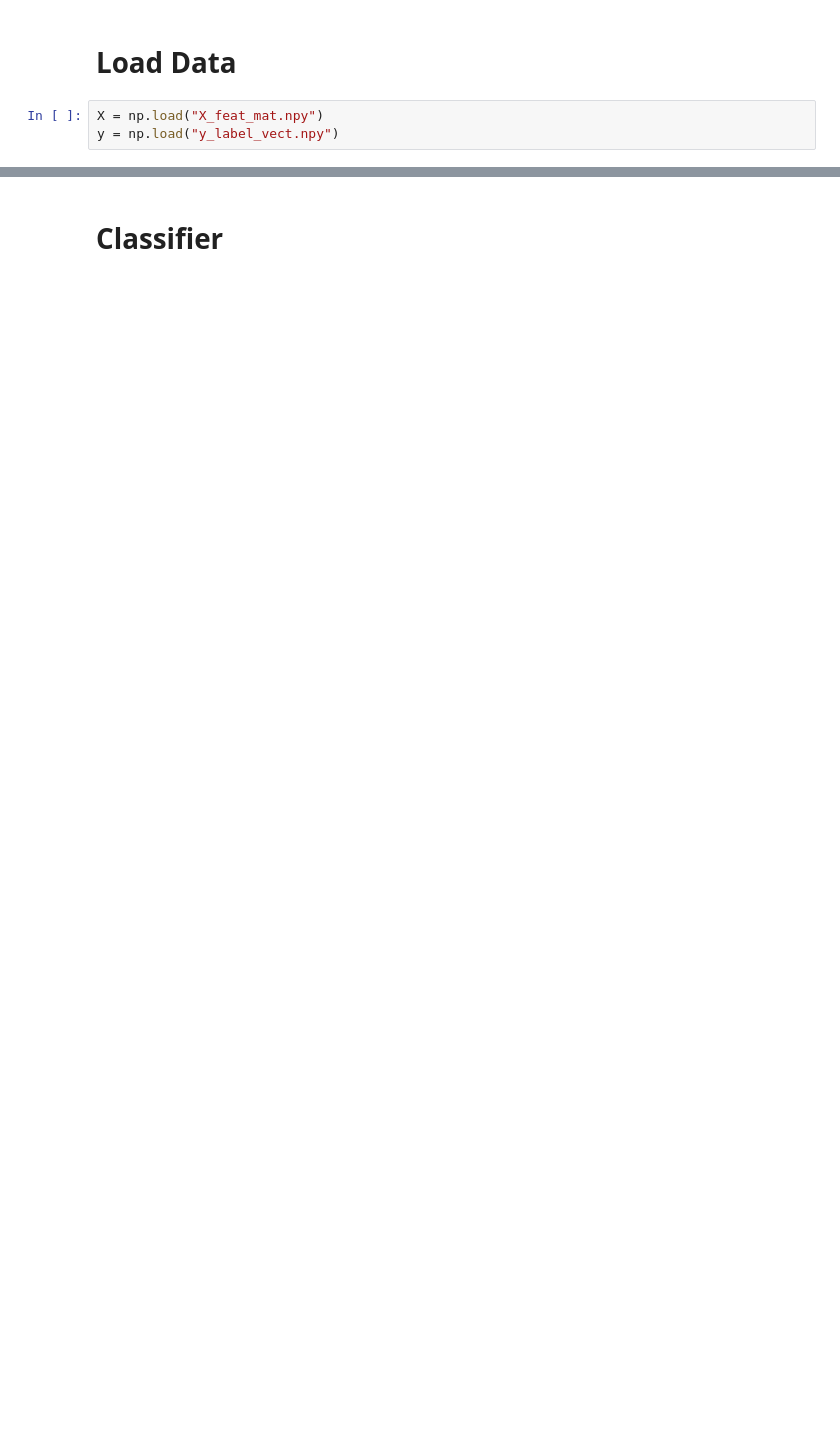
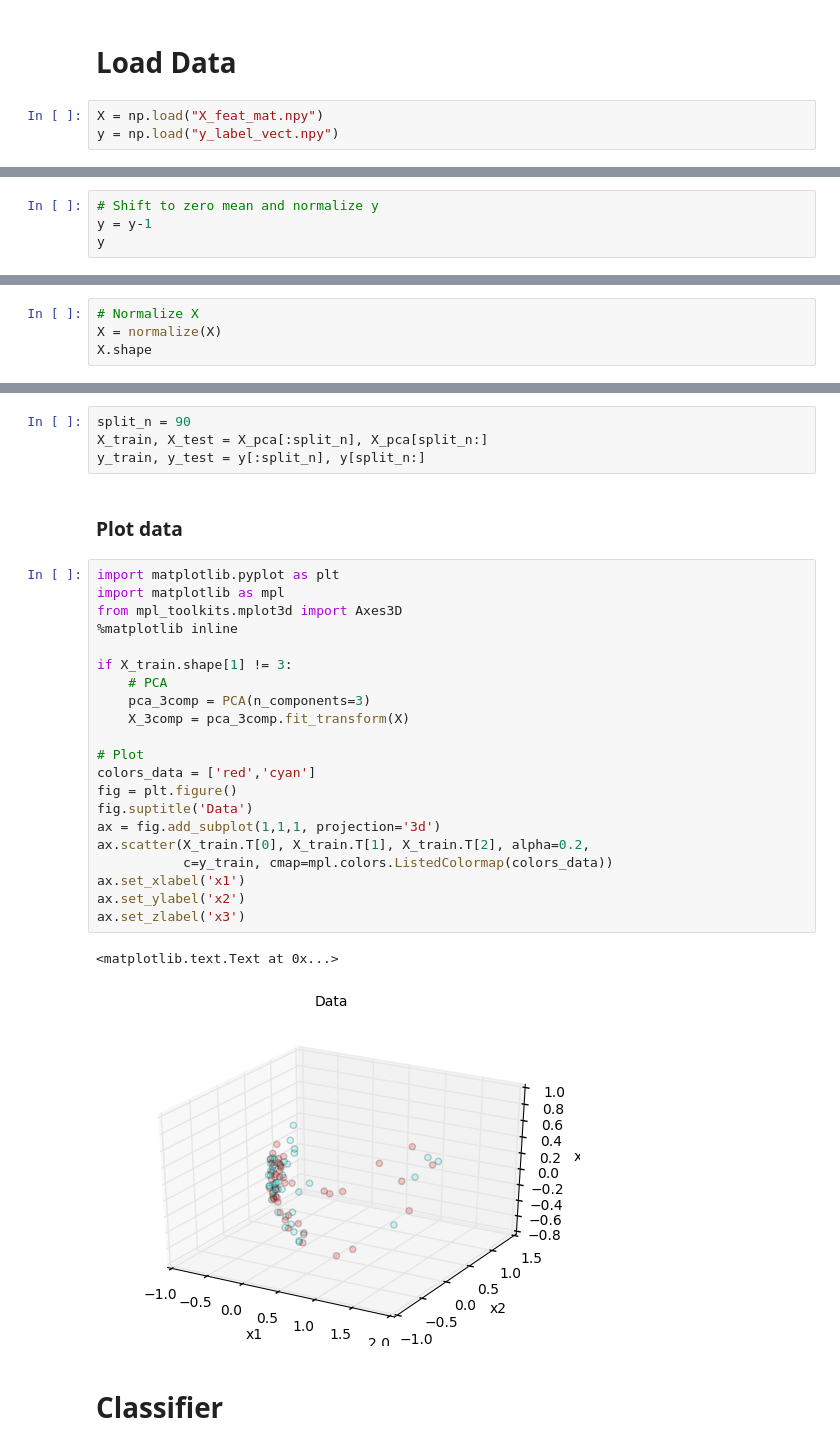
Before and after one commit to solversa/Master-Thesis-Brain-Machine-Interface, a Jupyter notebook: Code/eeg_feature_extraction/Test_Classifier.ipynb, the cells around one changed output, grey strips where cells are left out. Cells and saved outputs as stored; diff of their text form; blank space fills up the shorter version.

```diff
--- a/Code/eeg_feature_extraction/Test_Classifier.ipynb
+++ b/Code/eeg_feature_extraction/Test_Classifier.ipynb
@@ -12,0 +17,4 @@ print(X.shape, y.shape)
+# %%
+# Shift to zero mean and normalize y
+y = y-1
+y
@@ -12,0 +30,4 @@ print(X.shape, y.shape)
+# %%
+# Normalize X
+X = normalize(X)
+X.shape
@@ -37,2 +65,32 @@ X_reduced.shape
+# %%
+split_n = 90
+X_train, X_test = X_pca[:split_n], X_pca[split_n:]
+y_train, y_test = y[:split_n], y[split_n:]
+# %% [markdown]
+### Plot data
+# %%
+import matplotlib.pyplot as plt
+import matplotlib as mpl
+from mpl_toolkits.mplot3d import Axes3D
+%matplotlib inline
+
+if X_train.shape[1] != 3:
+    # PCA
+    pca_3comp = PCA(n_components=3)
+    X_3comp = pca_3comp.fit_transform(X)
+
+# Plot
+colors_data = ['red','cyan']
+fig = plt.figure()
+fig.suptitle('Data')
+ax = fig.add_subplot(1,1,1, projection='3d')
+ax.scatter(X_train.T[0], X_train.T[1], X_train.T[2], alpha=0.2,
+           c=y_train, cmap=mpl.colors.ListedColormap(colors_data))
+ax.set_xlabel('x1')
+ax.set_ylabel('x2')
+ax.set_zlabel('x3')
+# %% [output]
+<matplotlib.text.Text at 0x...>
+[figure, added]
 # %% [markdown]
 # Classifier
```
Also changed, not shown: parts of 22 cells of this notebook.
